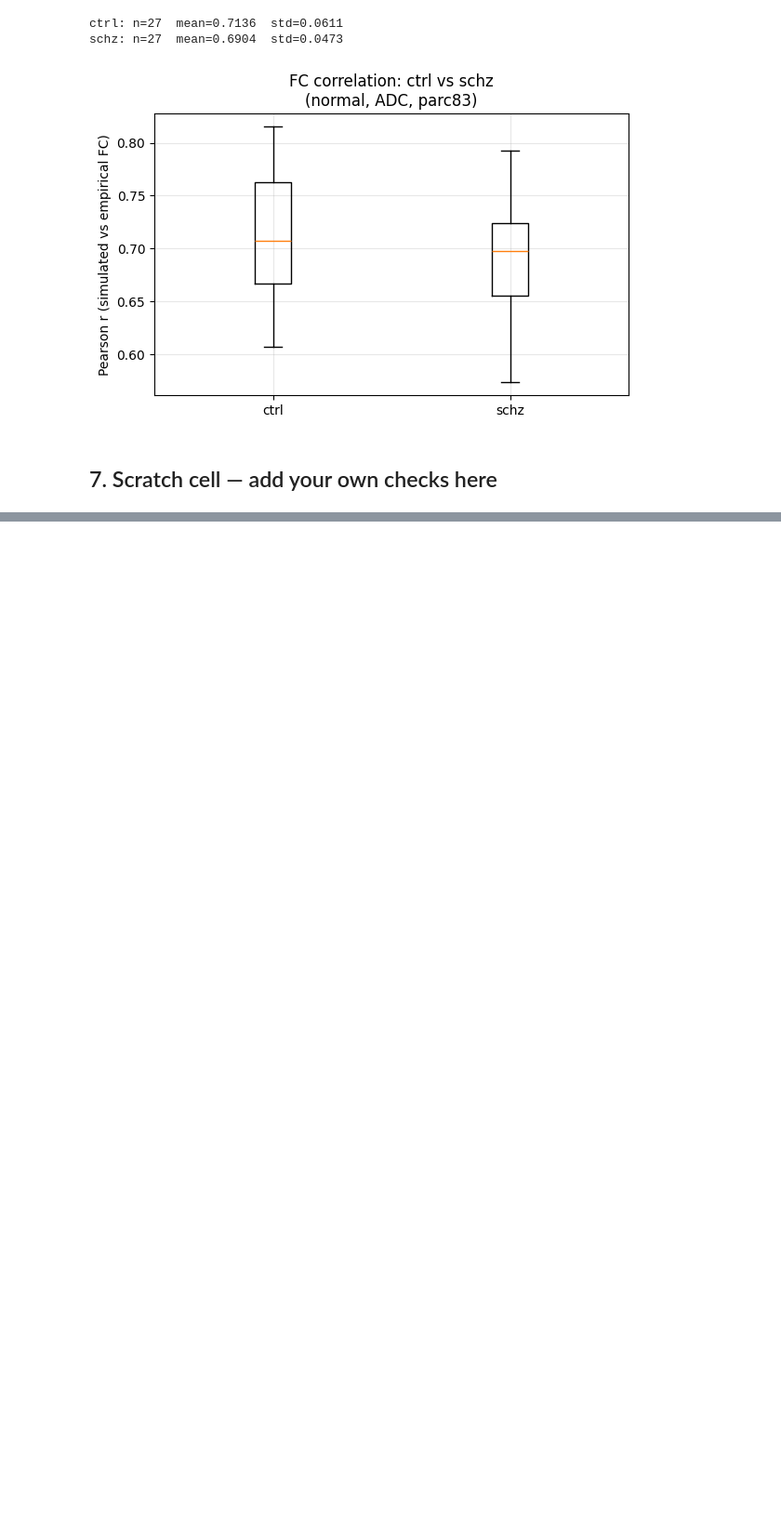
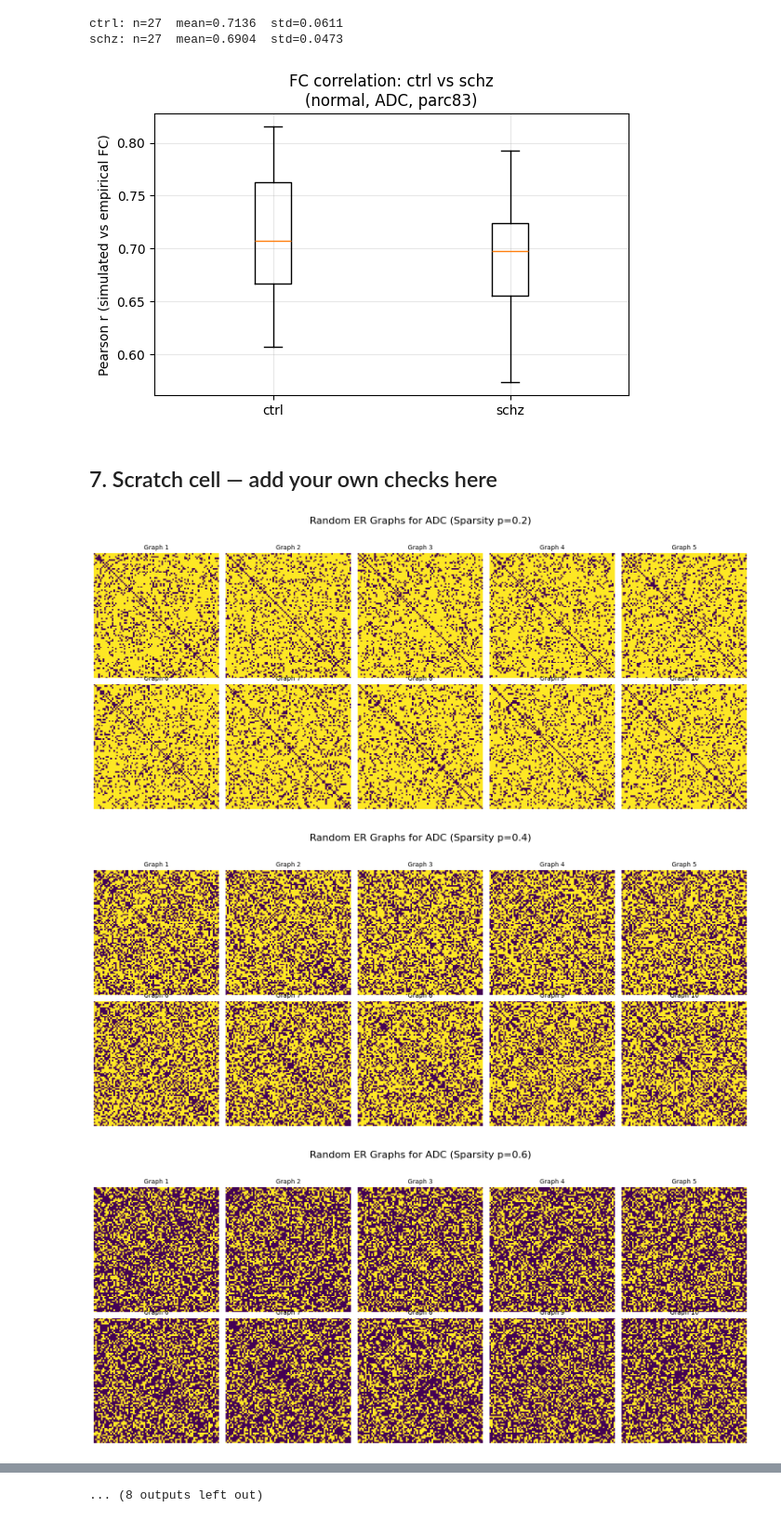
Before and after one commit to Comp-Neuropsy-Nghiem-Lab/TVB-schz, a Jupyter notebook: inspect_results.ipynb, the cells around one changed output, grey strips where cells are left out. Shown at 93% size. Saved outputs shown, nothing was run; the diff lists cells and outputs as text; code cells hidden in the pictures; blank space fills up the shorter version.

Commit message:
added shuffle_graph

```diff
--- a/inspect_results.ipynb
+++ b/inspect_results.ipynb
@@ -265,3 +265,42 @@ schz: n=27  mean=0.6904  std=0.0473
 
 # e.g. check iterations list:
 # print(data["iterations"])
+# %%
+import numpy as np
+import matplotlib.pyplot as plt
+from pathlib import Path
+
+shuffle_dir = Path("/mnt/lustre/work/buerger/bht335/TVB-schz/shuffle/graph_shuffles/")
+metrics = ["ADC", "gFA", "number", "density"]
+
+for metric in metrics:
+
+    for p in [0.2, 0.4, 0.6, 0.8, 1.0]:
+
+        p_int = int(p * 100)
+        file_name = f"{metric}_er_spars{p_int:03d}.npy"
+        file_path = shuffle_dir / file_name
+
+        if not file_path.exists():
+            print(f"Datei nicht gefunden: {file_path}")
+            continue
+
+        graphs = np.load(file_path)
+
+        plt.figure(figsize=(15, 7))
+
+        for no in range(min(10, len(graphs))):
+            plt.subplot(2, 5, no + 1)
+            plt.imshow(graphs[no], cmap='viridis', aspect='equal')
+
+            plt.title(f'Graph {no + 1}', fontsize=10)
+            plt.axis('off')
+
+        plt.suptitle(f'Random ER Graphs for {metric} (Sparsity p={p})', fontsize=16)
+        plt.tight_layout(rect=[0, 0, 1, 0.95])
+
+        plt.show()
+# %% [output]
+[figure, added]
+[figure, added]
+[figure, added]
@@ -267,0 +316 @@ schz: n=27  mean=0.6904  std=0.0473
+... (8 outputs left out)
```
Also changed, not shown: parts of 1 cell of this notebook, 3 other files.
